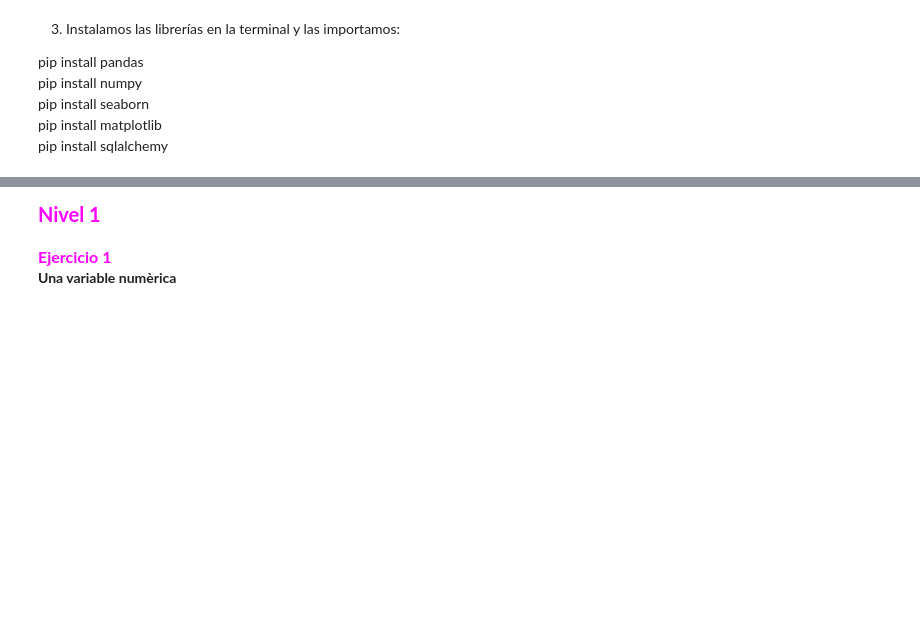
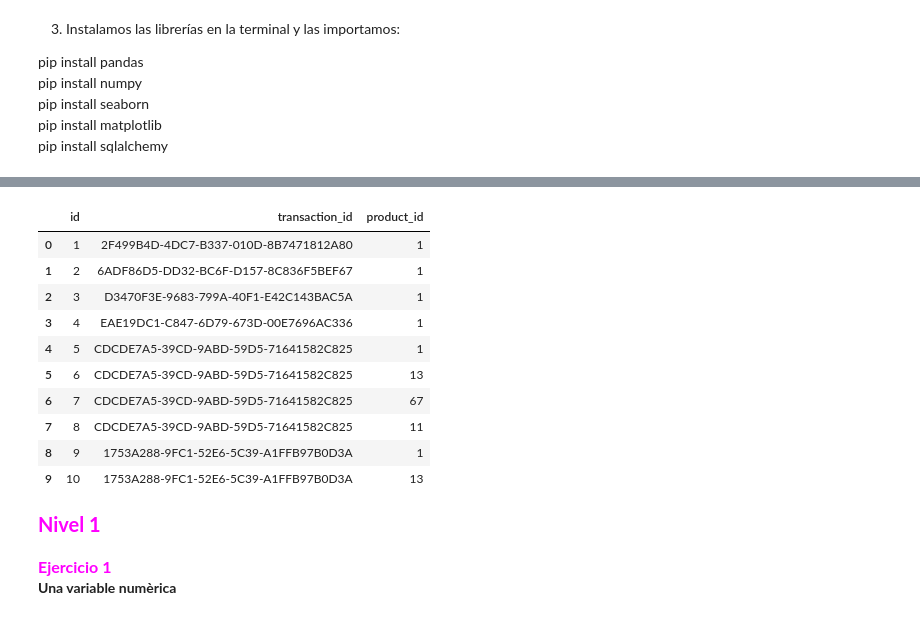
Before and after one commit to Nathalia-GM2912/Data_Analytics_2024, a Jupyter notebook: Sprint_8_Python/Sprint_8.01.ipynb, the cells around one changed output, grey strips where cells are left out. Drawn from its saved outputs; the diff is of its cells as text; code cells hidden in the pictures; blank space fills up the shorter version.

```diff
--- a/Sprint_8_Python/Sprint_8.01.ipynb
+++ b/Sprint_8_Python/Sprint_8.01.ipynb
@@ -124,7 +200,19 @@ df_transactions.info()
 # %%
 # Primeras filas de 'transaction_products':
 
-df_transaction_products.head()
+df_transaction_products.head(10)
+# %% [output]
+|  | id | transaction_id | product_id |
+| 0 | 1 | 2F499B4D-4DC7-B337-010D-8B7471812A80 | 1 |
+| 1 | 2 | 6ADF86D5-DD32-BC6F-D157-8C836F5BEF67 | 1 |
+| 2 | 3 | D3470F3E-9683-799A-40F1-E42C143BAC5A | 1 |
+| 3 | 4 | EAE19DC1-C847-6D79-673D-00E7696AC336 | 1 |
+| 4 | 5 | CDCDE7A5-39CD-9ABD-59D5-71641582C825 | 1 |
+| 5 | 6 | CDCDE7A5-39CD-9ABD-59D5-71641582C825 | 13 |
+| 6 | 7 | CDCDE7A5-39CD-9ABD-59D5-71641582C825 | 67 |
+| 7 | 8 | CDCDE7A5-39CD-9ABD-59D5-71641582C825 | 11 |
+| 8 | 9 | 1753A288-9FC1-52E6-5C39-A1FFB97B0D3A | 1 |
+| 9 | 10 | 1753A288-9FC1-52E6-5C39-A1FFB97B0D3A | 13 |
 # %% [markdown]
 <div style="color: magenta; font-family: Arial; font-size: 20px; font-weight: bold;">
     Nivel 1
```
Also changed, not shown: parts of 19 cells of this notebook.
